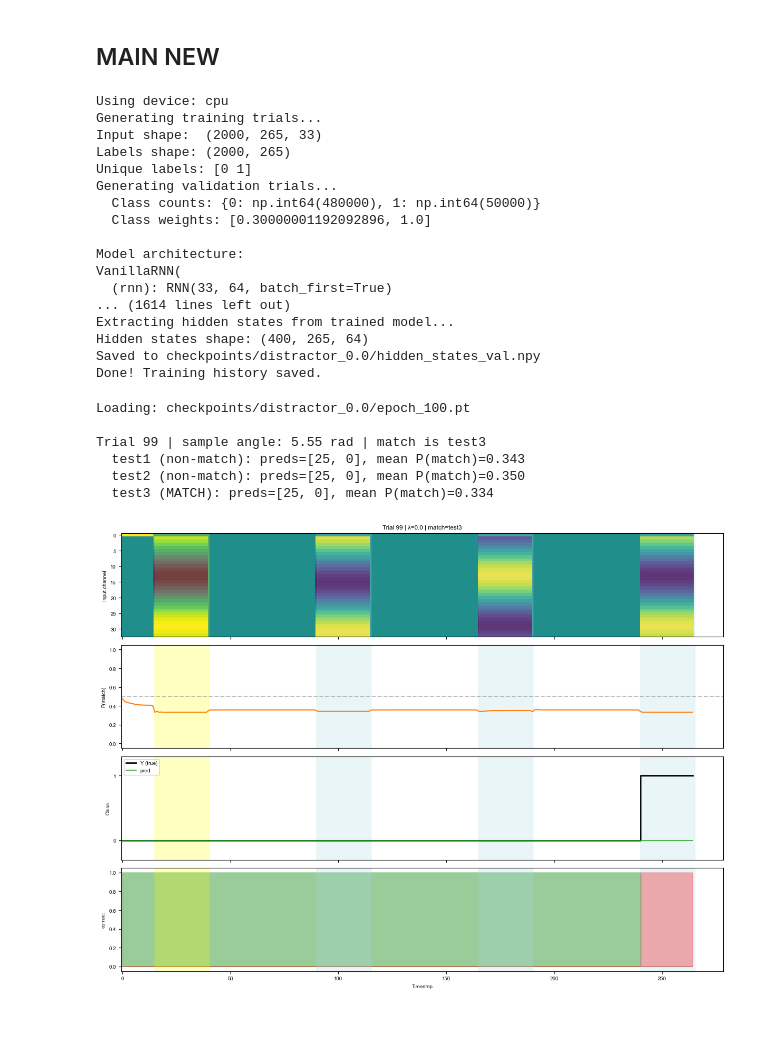
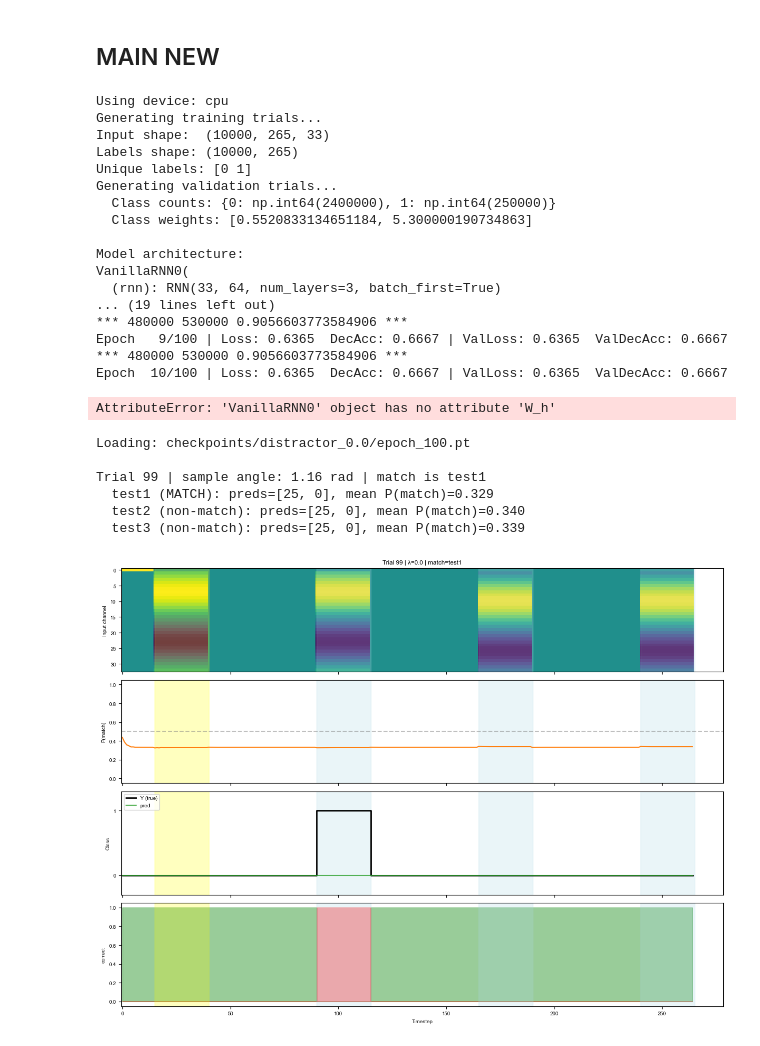
Before and after one commit to MichaelCai0301/Neuro-RNN, a Jupyter notebook: data_test.ipynb, the cells around one changed output. Drawn from its saved outputs; the diff is of its cells as text; code cells hidden in the pictures.

Commit message:
old data test updates

```diff
--- a/data_test.ipynb
+++ b/data_test.ipynb
@@ -982,11 +1051,14 @@ def extract_hidden_states(model, X, device='cpu'):
 # %%
 # New
 # Settings for hyperparameters
-NUM_TRAIN_TRIALS = 2000
-NUM_VAL_TRIALS = 400
+# NUM_TRAIN_TRIALS = 2000
+# NUM_VAL_TRIALS = 400
+NUM_TRAIN_TRIALS = 10000
+NUM_VAL_TRIALS = 2000
 BATCH_SIZE = 64
 NUM_EPOCHS = 100
 LEARNING_RATE = 5e-4
+# HIDDEN_SIZE = 128
 HIDDEN_SIZE = 64
 CHECKPOINT_EVERY = 10
 DISTRACTOR_STRENGTH = 0.0 # Pois(lam)
@@ -1017,7 +1089,7 @@ class_weights = torch.tensor(
     total_samples / (num_classes * class_counts),
     dtype=torch.float32,
 )
-class_weights = torch.tensor([0.3, 1.0], dtype=torch.float32)
+# class_weights = torch.tensor([0.3, 1.0], dtype=torch.float32)
 print(f"  Class counts: {dict(enumerate(class_counts))}")
 print(f"  Class weights: {class_weights.tolist()}")
 
@@ -1032,7 +1104,7 @@ val_loader = DataLoader(
 )
 
 # Create and train the model
-model = VanillaRNN(
+model = VanillaRNN0(
     input_size=33,
     hidden_size=HIDDEN_SIZE,
     output_size=num_classes,
@@ -1067,21 +1139,22 @@ print("Done! Training history saved.")
 # %% [output]
 Using device: cpu
 Generating training trials...
-Input shape:  (2000, 265, 33)
-Labels shape: (2000, 265)
+Input shape:  (10000, 265, 33)
+Labels shape: (10000, 265)
 Unique labels: [0 1]
 Generating validation trials...
-  Class counts: {0: np.int64(480000), 1: np.int64(50000)}
-  Class weights: [0.30000001192092896, 1.0]
+  Class counts: {0: np.int64(2400000), 1: np.int64(250000)}
+  Class weights: [0.5520833134651184, 5.300000190734863]
 
 Model architecture:
-VanillaRNN(
-  (rnn): RNN(33, 64, batch_first=True)
-... (1614 lines left out)
-Extracting hidden states from trained model...
-Hidden states shape: (400, 265, 64)
-Saved to checkpoints/distractor_0.0/hidden_states_val.npy
-Done! Training history saved.
+VanillaRNN0(
+  (rnn): RNN(33, 64, num_layers=3, batch_first=True)
+... (19 lines left out)
+*** 480000 530000 0.9056603773584906 ***
+Epoch   9/100 | Loss: 0.6365  DecAcc: 0.6667 | ValLoss: 0.6365  ValDecAcc: 0.6667
+*** 480000 530000 0.9056603773584906 ***
+Epoch  10/100 | Loss: 0.6365  DecAcc: 0.6667 | ValLoss: 0.6365  ValDecAcc: 0.6667
+AttributeError: 'VanillaRNN0' object has no attribute 'W_h'
 # %%
 import torch
 import numpy as np
@@ -1090,7 +1163,7 @@ import os
 
 
 def inspect_trial(trial_idx=0, lam=0.0, seed=123, checkpoint_dir=None,
-                  hidden_size=64, device=None, plot=True):
+                  hidden_size=HIDDEN_SIZE, device=None, plot=True):
     """
     Run a single trial through the saved model and return its outputs.
 
@@ -1201,35 +1274,35 @@ def inspect_trial(trial_idx=0, lam=0.0, seed=123, checkpoint_dir=None,
         axes[3].fill_between(range(len(correct)), 0, correct,
                              color='green', alpha=0.4, step='post')
         axes[3].fill_between(range(len(correct)), 0, 1 - correct,
                              color='red', alpha=0.4, step='post')
         axes[3].set_ylabel('correct')
         axes[3].set_ylim(-0.05, 1.05)
         axes[3].set_xlabel('Timestep')
 
         # Shade periods and mark distractors on all subplots
         shade = {'sample': 'yellow', 'test1': 'lightblue',
                  'test2': 'lightblue', 'test3': 'lightblue'}
         for p, (s, e) in boundaries.items():
             if p in shade:
                 for ax in axes:
                     ax.axvspan(s, e, alpha=0.25, color=shade[p])
 
         for t_step in np.where(mask[trial_idx])[0]:
             axes[0].axvline(t_step, color='red', alpha=0.4, linewidth=0.8)
 
         plt.tight_layout()
         plt.show()
 
     return result
 
 
 # Example usage
 result = inspect_trial(trial_idx=99, lam=0.0, seed=123)
 # %% [output]
 Loading: checkpoints/distractor_0.0/epoch_100.pt
 
-Trial 99 | sample angle: 5.55 rad | match is test3
-  test1 (non-match): preds=[25, 0], mean P(match)=0.343
-  test2 (non-match): preds=[25, 0], mean P(match)=0.350
-  test3 (MATCH): preds=[25, 0], mean P(match)=0.334
+Trial 99 | sample angle: 1.16 rad | match is test1
+  test1 (MATCH): preds=[25, 0], mean P(match)=0.329
+  test2 (non-match): preds=[25, 0], mean P(match)=0.340
+  test3 (non-match): preds=[25, 0], mean P(match)=0.339
-[figure, old version]
+[figure, new version]
```
Also changed, not shown: parts of 1 cell of this notebook, 12 other files.
